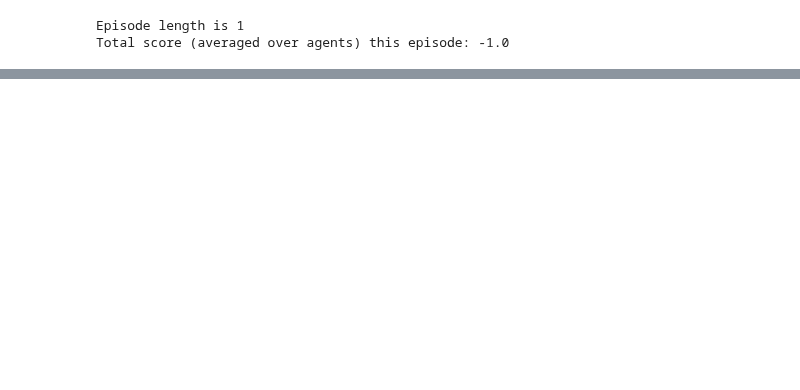
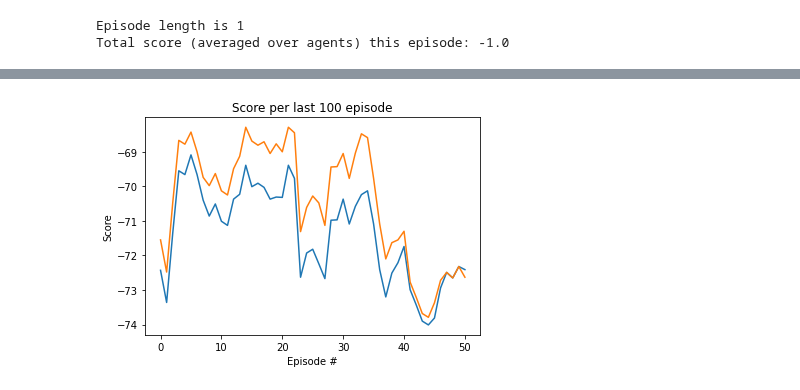
Before and after one commit to applied-exploration/multi-drl, a Jupyter notebook: agent_new/test_training.ipynb, the cells around one changed output, grey strips where cells are left out. Saved outputs shown, nothing was run; the diff lists cells and outputs as text; code cells hidden in the pictures; blank space fills up the shorter version.

```diff
--- a/agent_new/test_training.ipynb
+++ b/agent_new/test_training.ipynb
@@ -167,0 +185,15 @@ plt.show()
+# %%
+single_agent_returns = np.transpose(np.array(scores))
+moving_avarages=[np.convolve(single_agent_returns[i], np.ones(SCORES_WINDOW)/SCORES_WINDOW, mode='valid') for i in range(num_agent)]
+fig = plt.figure()
+ax = fig.add_subplot(111)
+
+for i_agent in range(num_agent):
+    plt.plot(np.arange(len(moving_avarages[i_agent])), moving_avarages[i_agent])
+
+plt.title("Score per last {} episode".format(SCORES_WINDOW))
+plt.ylabel('Score')
+plt.xlabel('Episode #')
+plt.show()
+# %% [output]
+[figure, added]
```
Also changed, not shown: parts of 6 cells of this notebook, 4 other files.
